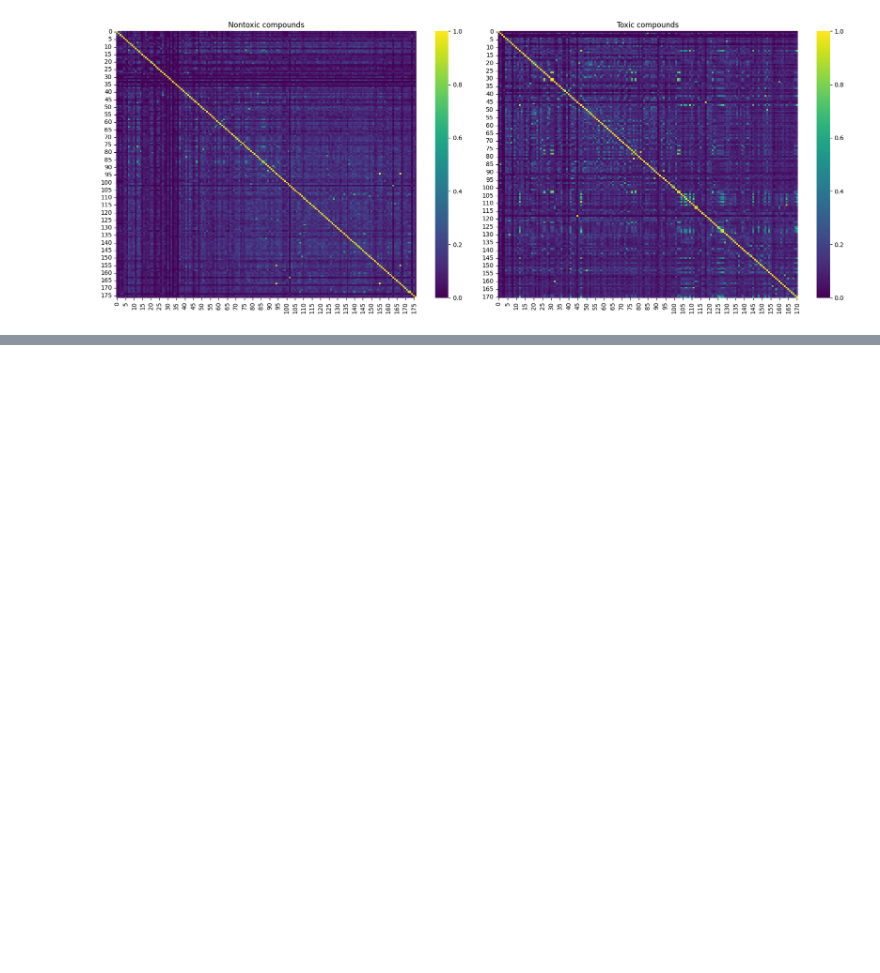
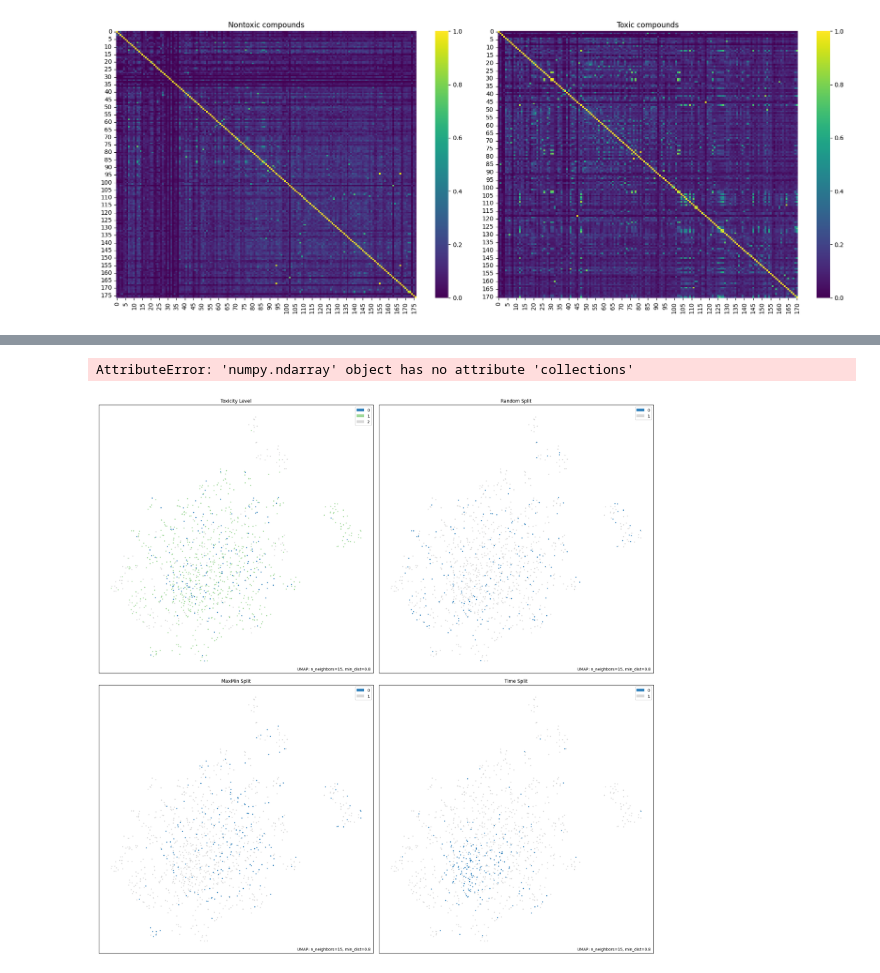
Before and after one commit to ella-satt/che1147-bees, a Jupyter notebook: notebooks/eda.ipynb, the cells around one changed output, grey strips where cells are left out. Cells and saved outputs as stored; diff of their text form; code cells hidden in the pictures; blank space fills up the shorter version.

```diff
--- a/notebooks/eda.ipynb
+++ b/notebooks/eda.ipynb
@@ -153,0 +234,20 @@ ModuleNotFoundError: No module named 'rdkit'
+# %%
+fig, axes = plt.subplots(2, 2, figsize=(20, 20), layout='constrained') # plot matrices side-by-side
+from matplotlib.lines import Line2D
+
+umap.plot.points(mapper, labels=df[TARGET], ax=axes[0,0], theme='green')
+axes[0, 0].set_title("Toxicity Level")
+umap.plot.points(mapper, labels=df[RANDOM_TARGET], ax=axes[0,1], theme='green')
+axes[0, 1].set_title("Random Split")
+umap.plot.points(mapper, labels=df[MAX_TARGET], ax=axes[1,0], theme='green')
+axes[1, 0].set_title("MaxMin Split")
+umap.plot.points(mapper, labels=df[TIME_TARGET], ax=axes[1,1], theme='green')
+axes[1, 1].set_title("Time Split")
+
+for ax in axes.flat:
+    ax.collections[0].set_sizes([50])
+plt.tight_layout()
+plt.show();
+# %% [output]
+AttributeError: 'numpy.ndarray' object has no attribute 'collections'
+[figure, added]
```
Also changed, not shown: parts of 13 cells of this notebook, 1 other file.
